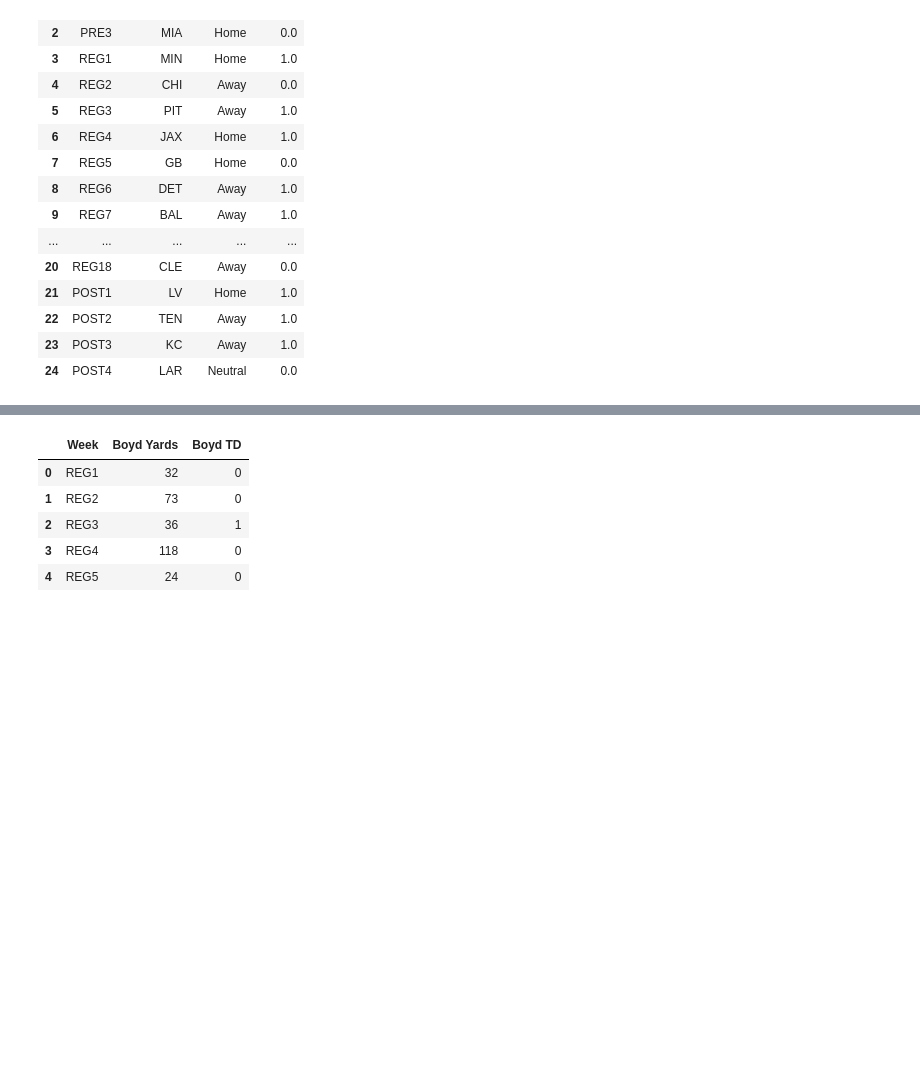
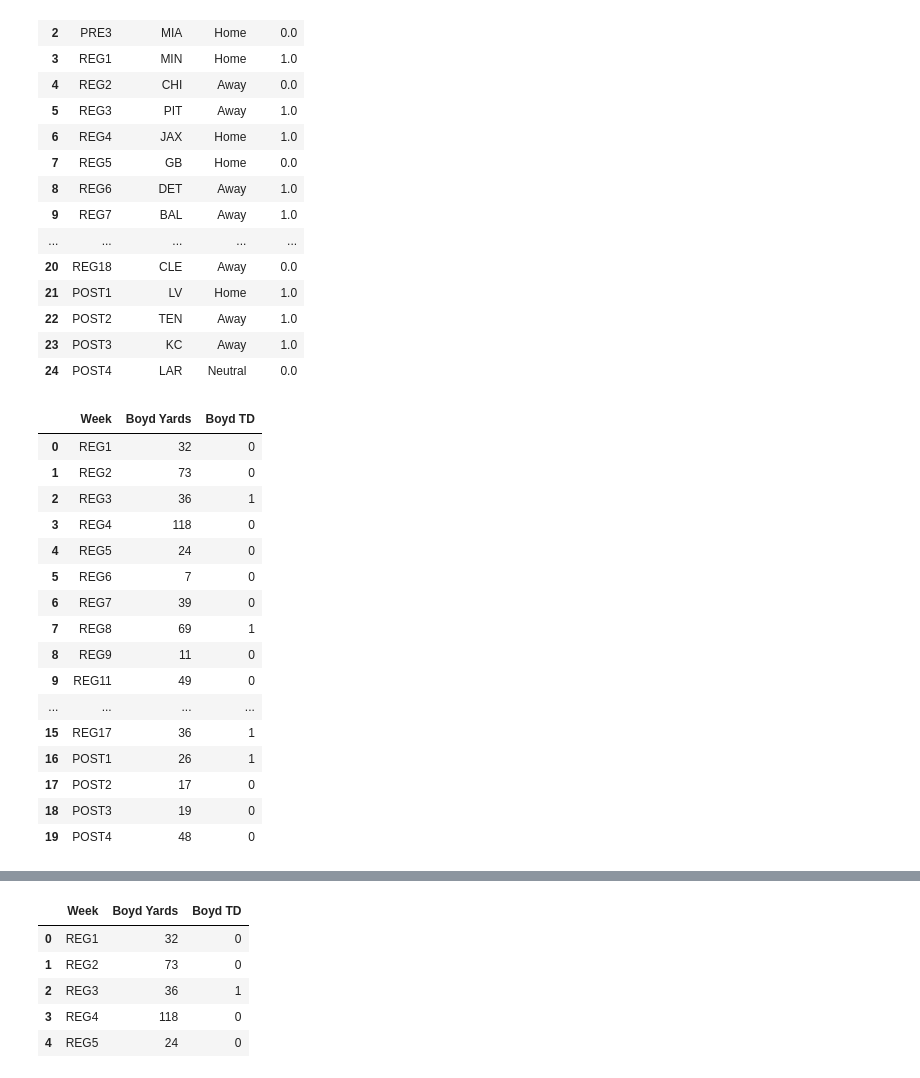
Before and after one commit to jkwofford/Mindex-Data-Challenge, a Jupyter notebook: Bengals.ipynb, the cells around one changed output, grey strips where cells are left out. Drawn from its saved outputs; the diff is of its cells as text; code cells hidden in the pictures; blank space fills up the shorter version.

Commit message:
notebook includes more markdown text and comments. Notebook displays the output of Reciever_Record_Script.sql. Added SQL script. Added Screenshot of SQL script

```diff
--- a/Bengals.ipynb
+++ b/Bengals.ipynb
@@ -29,5 +50,8 @@ higgins_df = pd.read_csv("higgins_receiving.csv")
 # %%
-pd.set_option('display.max_rows', 50)
+# suppress rows to view the data frame without scrolling
+# pd.set_option('display.max_rows', 6)
+
+# print out the dataframe
 bengals_df
 # %% [output]
 |  | Week | Opponent | Location | Result |
@@ -47,3 +71,24 @@ bengals_df
 | 22 | POST2 | TEN | Away | 1.0 |
 | 23 | POST3 | KC | Away | 1.0 |
 | 24 | POST4 | LAR | Neutral | 0.0 |
+# %%
+# display dataframe for Tyler Boyd
+boyd_df
+# %% [output]
+|  | Week | Boyd Yards | Boyd TD |
+| 0 | REG1 | 32 | 0 |
+| 1 | REG2 | 73 | 0 |
+| 2 | REG3 | 36 | 1 |
+| 3 | REG4 | 118 | 0 |
+| 4 | REG5 | 24 | 0 |
+| 5 | REG6 | 7 | 0 |
+| 6 | REG7 | 39 | 0 |
+| 7 | REG8 | 69 | 1 |
+| 8 | REG9 | 11 | 0 |
+| 9 | REG11 | 49 | 0 |
+| ... | ... | ... | ... |
+| 15 | REG17 | 36 | 1 |
+| 16 | POST1 | 26 | 1 |
+| 17 | POST2 | 17 | 0 |
+| 18 | POST3 | 19 | 0 |
+| 19 | POST4 | 48 | 0 |
```
Also changed, not shown: parts of 49 cells of this notebook, 2 other files.
